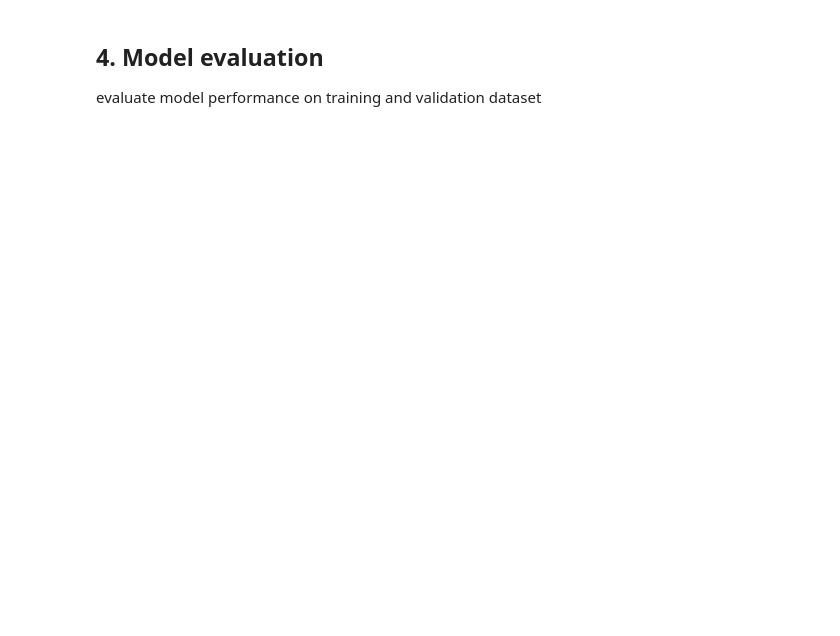
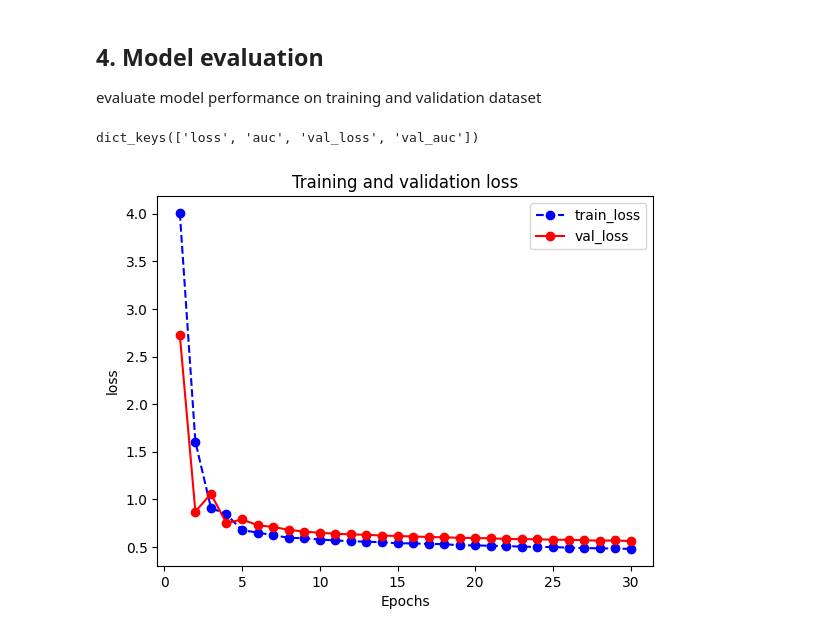
Before and after one commit to Anjasfedo/Learning-TensorFlow, a Jupyter notebook: tensorflow2_in_30_days/Chapter1_1.ipynb, the cells around one changed output. Saved outputs shown, nothing was run; the diff lists cells and outputs as text; code cells hidden in the pictures; blank space fills up the shorter version.

```diff
--- a/tensorflow2_in_30_days/Chapter1_1.ipynb
+++ b/tensorflow2_in_30_days/Chapter1_1.ipynb
@@ -313,3 +313,27 @@ Epoch 30/30
 ## 4. Model evaluation
 
 evaluate model performance on training and validation dataset
+# %%
+def plot_metrics(history, metric):
+  train_metrics = history.history[metric]
+  val_metrics = history.history['val_' + metric]
+
+  epochs = range(1, len(train_metrics) + 1)
+
+  plt.plot(epochs, train_metrics, 'bo--')
+  plt.plot(epochs, val_metrics, 'ro-')
+
+  plt.title('Training and validation ' + metric)
+  plt.xlabel('Epochs')
+  plt.ylabel(metric)
+  plt.legend(['train_' + metric, 'val_' + metric])
+
+  plt.show()
+# %%
+history.history.keys()
+# %% [output]
+dict_keys(['loss', 'auc', 'val_loss', 'val_auc'])
+# %%
+plot_metrics(history, 'loss')
+# %% [output]
+[figure, added]
```
Also changed, not shown: parts of 14 cells of this notebook.
